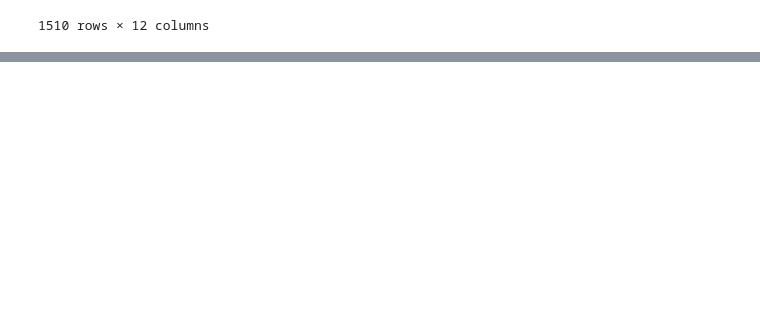
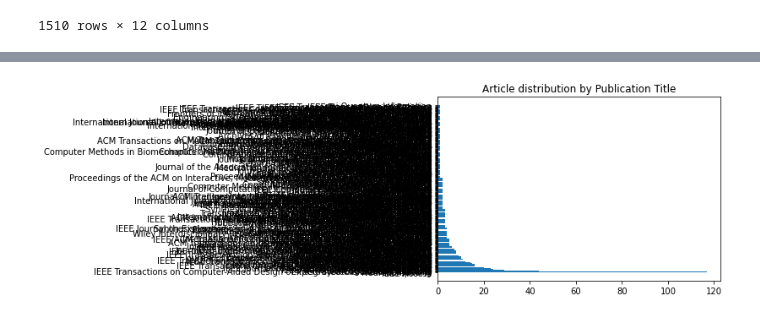
Before and after one commit to kyleiwaniec/neuro-symbolic-ai-systematic-review, a Jupyter notebook: scopus/filterd-search-results.ipynb, the cells around one changed output, grey strips where cells are left out. Cells and saved outputs as stored; diff of their text form; code cells hidden in the pictures; blank space fills up the shorter version.

```diff
--- a/scopus/filterd-search-results.ipynb
+++ b/scopus/filterd-search-results.ipynb
@@ -177,0 +251,6 @@ topArticles.to_csv('scopus-filtered-by-top-publication.csv', index=False)
+# %%
+plt.barh(df['Publication Title'],df['Key'])
+plt.title('Article distribution by Publication Title')
+plt.show()
+# %% [output]
+[figure, added]
```
Also changed, not shown: parts of 10 cells of this notebook, 1 other file.
